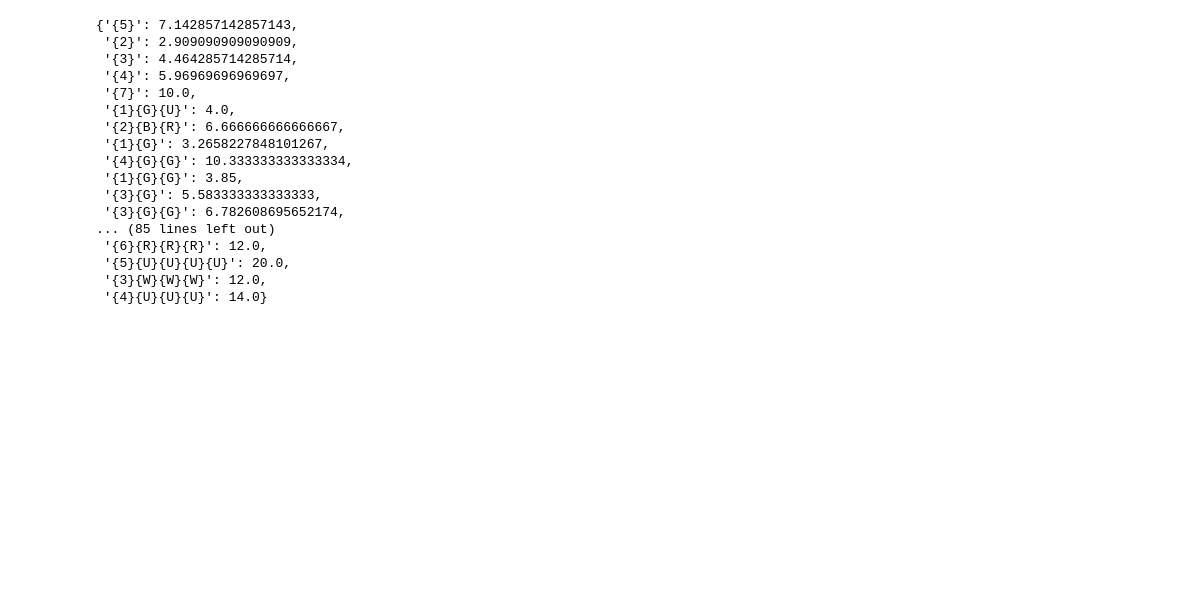
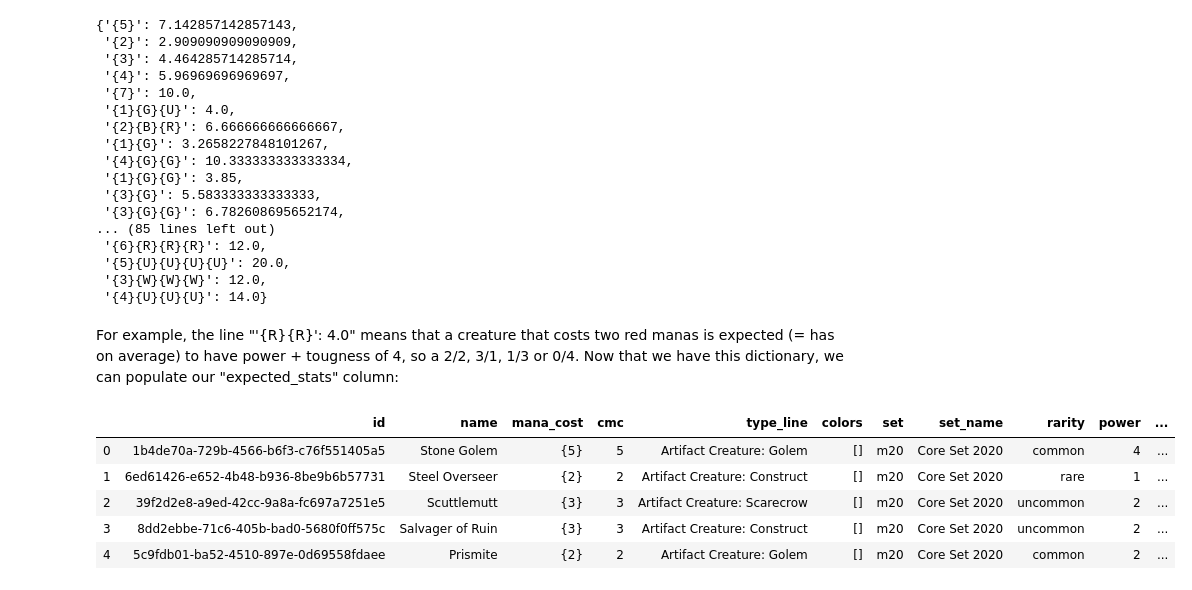
Before and after one commit to MaximeBastion/DataScience-MTG-Power-Creep, a Jupyter notebook: MTG - Creature Power-Creep.ipynb, the cells around one changed output. Cells and saved outputs as stored; diff of their text form; code cells hidden in the pictures; blank space fills up the shorter version.

```diff
--- a/MTG - Creature Power-Creep.ipynb
+++ b/MTG - Creature Power-Creep.ipynb
@@ -559,3 +559,18 @@ get_expected_stats_dictio(sc)
  '{5}{U}{U}{U}{U}': 20.0,
  '{3}{W}{W}{W}': 12.0,
  '{4}{U}{U}{U}': 14.0}
+# %% [markdown]
+For example, the line "'{R}{R}': 4.0" means that a creature that costs two red manas is expected (= has on average) to have power + tougness of 4, so a 2/2, 3/1, 1/3 or 0/4.
+Now that we have this dictionary, we can populate our "expected_stats" column:
+# %%
+# We create the new column, and populate with a Series that we generate with
+#a lambda function that returns the expected_stats of the row's mana cost.
+sc["expected_stats"] = sc["mana_cost"].apply(lambda mana_cost: exp_stats_dict[mana_cost])
+sc.head()
+# %% [output]
+|  | id | name | mana_cost | cmc | type_line | colors | set | set_name | rarity | power | ... |
+| 0 | 1b4de70a-729b-4566-b6f3-c76f551405a5 | Stone Golem | {5} | 5 | Artifact Creature: Golem | [] | m20 | Core Set 2020 | common | 4 | ... |
+| 1 | 6ed61426-e652-4b48-b936-8be9b6b57731 | Steel Overseer | {2} | 2 | Artifact Creature: Construct | [] | m20 | Core Set 2020 | rare | 1 | ... |
+| 2 | 39f2d2e8-a9ed-42cc-9a8a-fc697a7251e5 | Scuttlemutt | {3} | 3 | Artifact Creature: Scarecrow | [] | m20 | Core Set 2020 | uncommon | 2 | ... |
+| 3 | 8dd2ebbe-71c6-405b-bad0-5680f0ff575c | Salvager of Ruin | {3} | 3 | Artifact Creature: Construct | [] | m20 | Core Set 2020 | uncommon | 2 | ... |
+| 4 | 5c9fdb01-ba52-4510-897e-0d69558fdaee | Prismite | {2} | 2 | Artifact Creature: Golem | [] | m20 | Core Set 2020 | common | 2 | ... |
```
Also changed, not shown: parts of 22 cells of this notebook, 1 other file.
